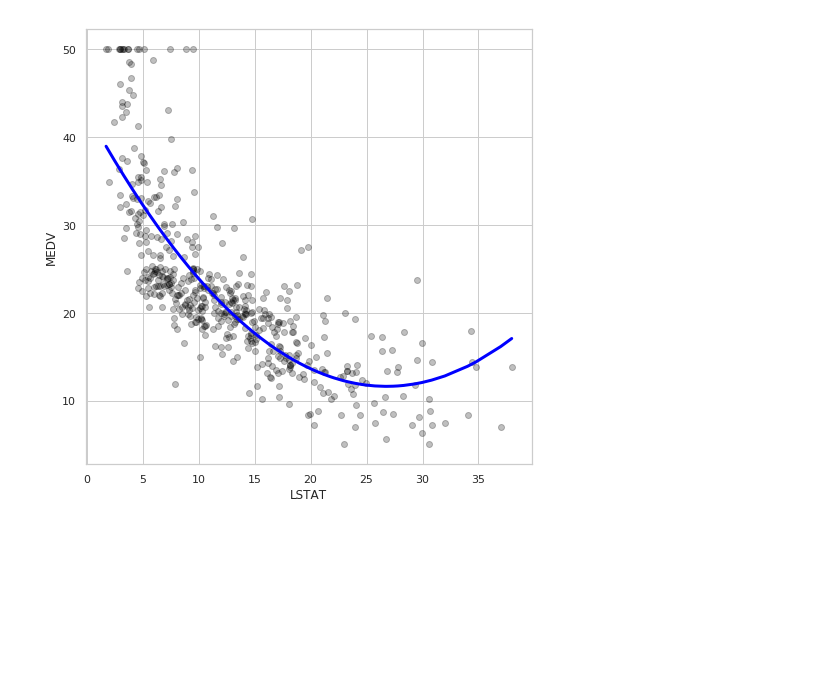
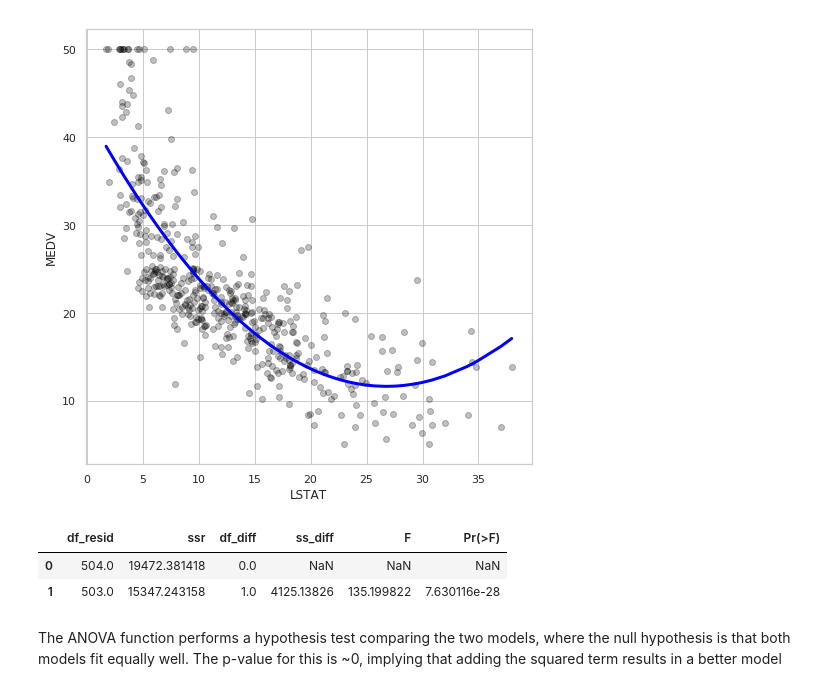
Before and after one commit to wllgrnt/islr-python-examples, a Jupyter notebook: Chapter3/NonLinearTransforms.ipynb, the cells around one changed output. Saved outputs shown, nothing was run; the diff lists cells and outputs as text; code cells hidden in the pictures; blank space fills up the shorter version.

Commit message:
added ANOVA comparison

```diff
--- a/Chapter3/NonLinearTransforms.ipynb
+++ b/Chapter3/NonLinearTransforms.ipynb
@@ -73,3 +74,14 @@ plt.ylabel("MEDV")
 plt.show()
 # %% [output]
 [figure]
+# %%
+first_order_model = smf.ols('medv ~ lstat ', data=boston) # == lstat+age+lstat:age
+results = first_order_model.fit()
+# %%
+statsmodels.stats.anova.anova_lm(first_order_model.fit(), model.fit())
+# %% [output]
+|  | df_resid | ssr | df_diff | ss_diff | F | Pr(>F) |
+| 0 | 504.0 | 19472.381418 | 0.0 | NaN | NaN | NaN |
+| 1 | 503.0 | 15347.243158 | 1.0 | 4125.13826 | 135.199822 | 7.630116e-28 |
+# %% [markdown]
+The ANOVA function performs a hypothesis test comparing the two models, where the null hypothesis is that both models fit equally well. The p-value for this is ~0, implying that adding the squared term results in a better model
```
Also changed, not shown: parts of 1 cell of this notebook.
